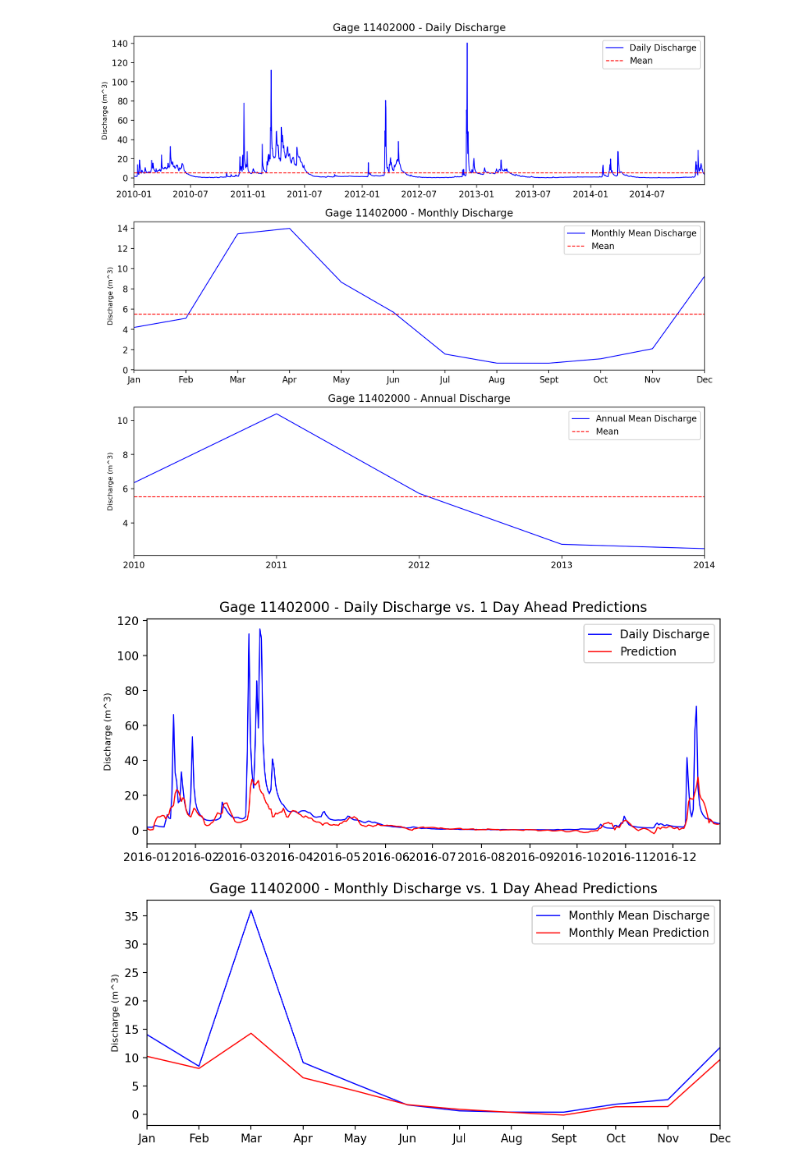
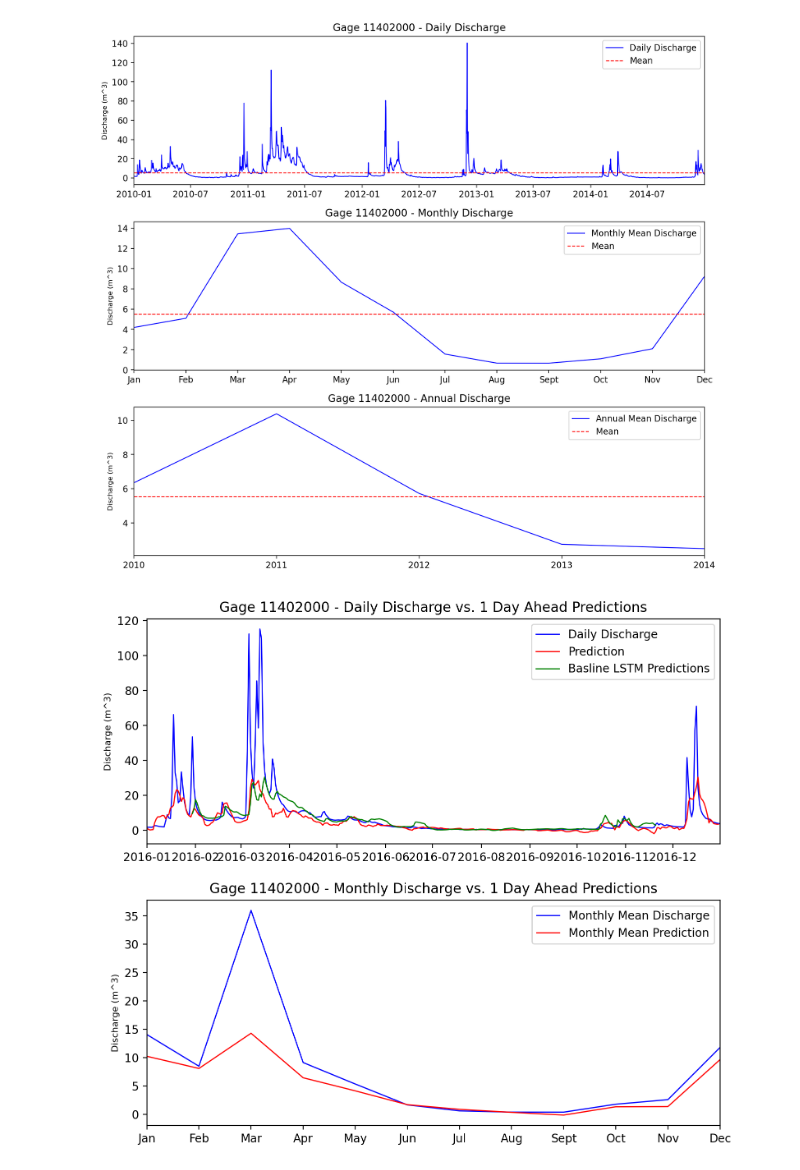
Before and after one commit to MIDS-capstone-fate-of-snow/discharge-estimation, a Jupyter notebook: eda/streamgage/Streamgage Data EDA.ipynb, the cells around one changed output. Saved outputs shown, nothing was run; the diff lists cells and outputs as text; code cells hidden in the pictures.

```diff
--- a/eda/streamgage/Streamgage Data EDA.ipynb
+++ b/eda/streamgage/Streamgage Data EDA.ipynb
@@ -269,8 +269,22 @@ fig.savefig("11402000_discharge.png")
 # %% [output]
 [figure]
 # %%
+def lstm_results(day: int):
+    fp = os.path.join(DATA_DIR, "LSTM_11402000_test_pred.csv")
+    lstm_pred = pd.read_csv(fp)
+    lstm_pred["pred_date"] = pd.to_datetime(lstm_pred["pred_date"])
+    col = f"day{day}_pred"
+    lstm_pred = lstm_pred.set_index("pred_date")[col]
+    lstm_pred.name = "lstm_pred"
+    # TODO: confirm with Zixi logic for shifting dates:
+    lstm_pred = lstm_pred.shift(day + 28).dropna()
+    return lstm_pred
+
+
 def plot_discharge_with_pred(gage: str, day: int = 1):
     min_date, max_date = convert_datetime("2016_01_01"), convert_datetime("2016_12_31")
+
+    lstm_pred = lstm_results(day)
 
     fp = os.path.join(DATA_DIR, f"best_model_rmse_day{day}_test_pred.csv")
     pred = pd.read_csv(fp)
@@ -291,6 +305,8 @@ def plot_discharge_with_pred(gage: str, day: int = 1):
 
     pred_col = f"y_day_{day}"
     ax.plot(pred["date"], pred[pred_col], color="r", linewidth=1, label=f"Prediction")
+
+    ax.plot(lstm_pred, color="g", label="Basline LSTM Predictions", linewidth=1)
 
     # mu = df["m3"].mean()
     # ax.hlines(mu, xmin=min_date, xmax=max_date,
@@ -302,31 +318,31 @@ def plot_discharge_with_pred(gage: str, day: int = 1):
 
     # Plot monthly data:
     df["month"] = df["date"].dt.month
     pred["month"] = pred["date"].dt.month
     monthly_mu = df.groupby(["month"])["m3"].mean()
     pred_monthly_mu = pred.groupby(["month"])[pred_col].mean()
     ax = axes[1]
     ax.plot(monthly_mu.index, monthly_mu.values, label="Monthly Mean Discharge", color="b", linewidth=1)
     ax.plot(pred_monthly_mu.index, pred_monthly_mu.values, label="Monthly Mean Prediction", color="r", linewidth=1)
 
     mu = monthly_mu.mean()
     # ax.hlines(mu, xmin=monthly_mu.index.min(), xmax=monthly_mu.index.max(),
     #           color="g", linestyle="--", label="Mean", linewidth=1)
     ax.legend()
     ax.set_ylabel("Discharge (m^3)", fontsize=8)
     labels = "Jan Feb Mar Apr May Jun Jul Aug Sept Oct Nov Dec".split()
     ax.set_xticks(range(1, 13, 1))
     ax.set_xticklabels(labels)
     ax.set_xlim(1, 12)
     ax.set_title(f"Gage {gage} - Monthly Discharge vs. {day} Day{'s' if day > 1 else ''} Ahead Predictions")
 
     fig.subplots_adjust(hspace=0.25)
 
     return fig, axes
 
 
 
 fig, axes = plot_discharge_with_pred("11402000")
 fig.savefig("11402000_discharge_vs_prediction.png")
 # %% [output]
-[figure, old version]
+[figure, new version]
```
Also changed, not shown: parts of 1 cell of this notebook.
